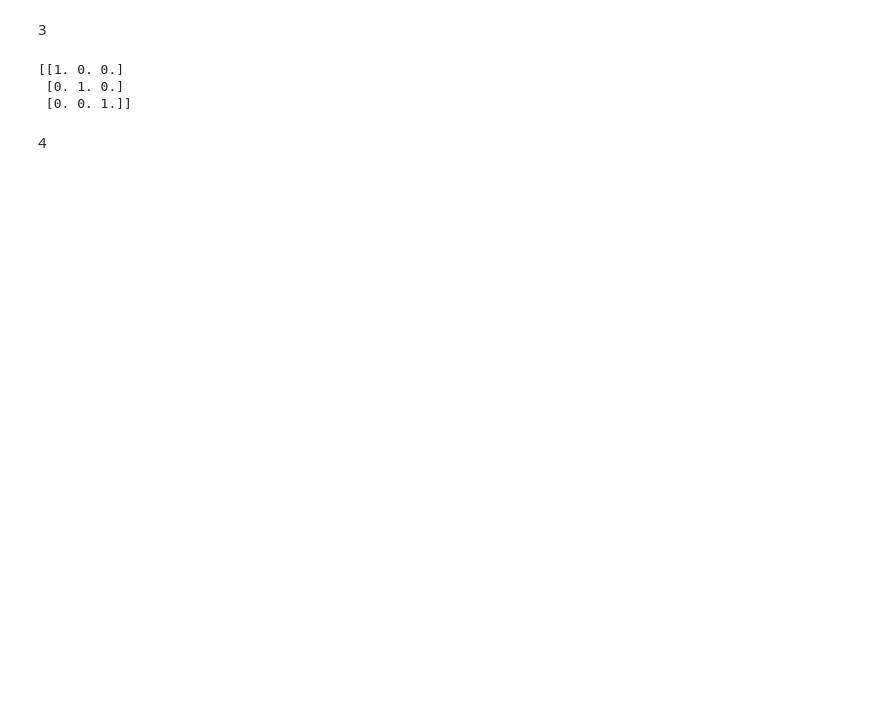
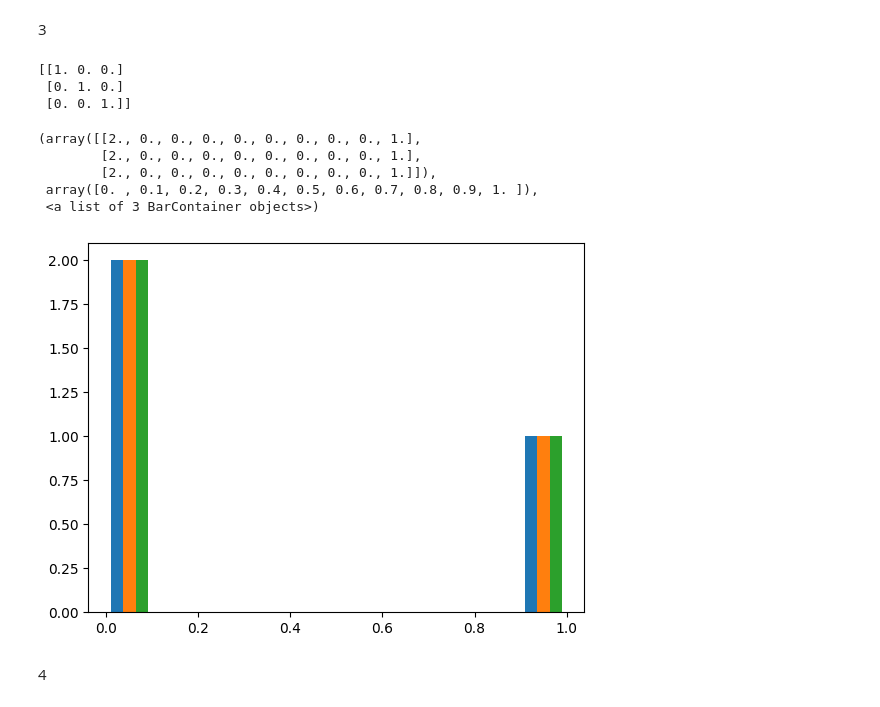
Before and after one commit to azizbek676/pythonhomework, a Jupyter notebook: lesson-15/homework/lesson.ipynb, the cells around one changed output. Drawn from its saved outputs; the diff is of its cells as text; code cells hidden in the pictures; blank space fills up the shorter version.

```diff
--- a/lesson-15/homework/lesson.ipynb
+++ b/lesson-15/homework/lesson.ipynb
@@ -26,10 +37,17 @@ print(matrix_3x3)
 # %%
 identity_matrix = np.eye(3)
 print(identity_matrix)
+plt.hist(identity_matrix)
 # %% [output]
 [[1. 0. 0.]
  [0. 1. 0.]
  [0. 0. 1.]]
+(array([[2., 0., 0., 0., 0., 0., 0., 0., 0., 1.],
+        [2., 0., 0., 0., 0., 0., 0., 0., 0., 1.],
+        [2., 0., 0., 0., 0., 0., 0., 0., 0., 1.]]),
+ array([0. , 0.1, 0.2, 0.3, 0.4, 0.5, 0.6, 0.7, 0.8, 0.9, 1. ]),
+ <a list of 3 BarContainer objects>)
+[figure, added]
 # %% [markdown]
 4
 # %%
```
Also changed, not shown: parts of 15 cells of this notebook.
